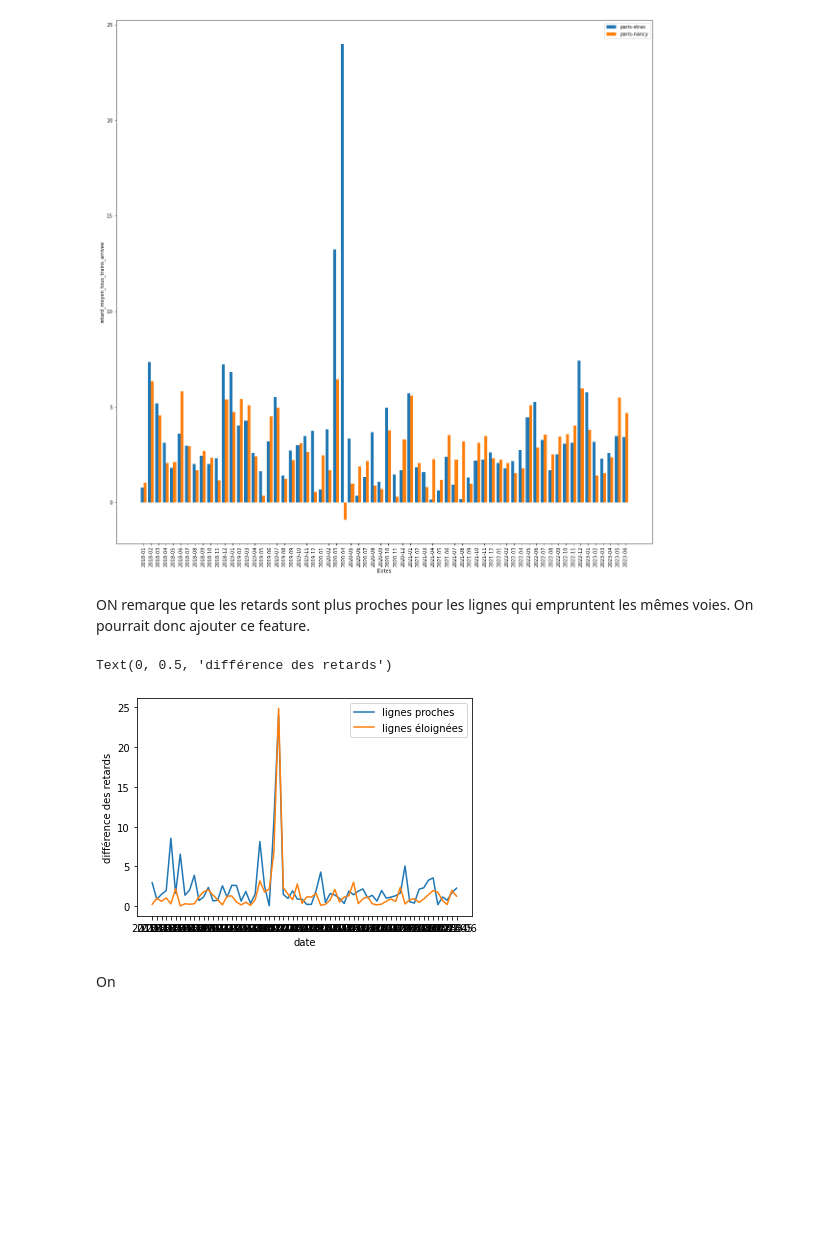
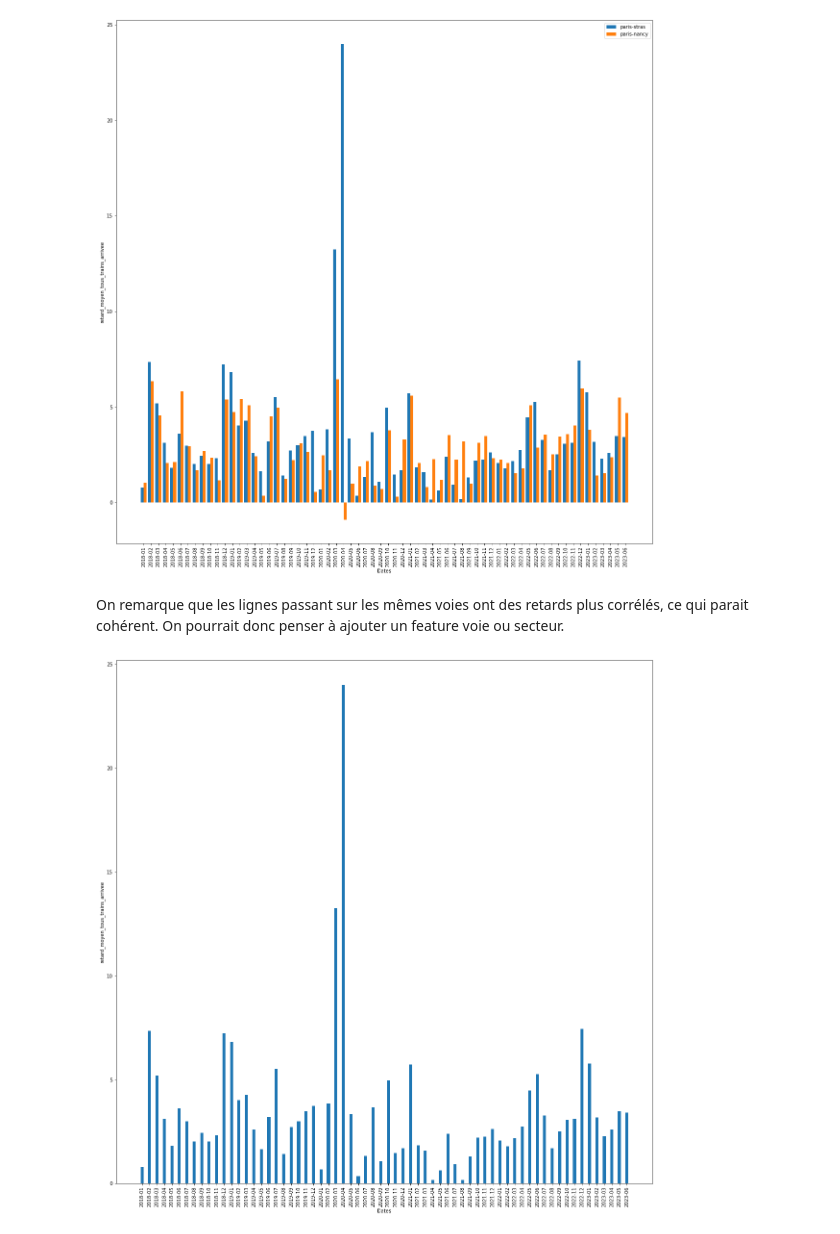
Before and after one commit to AxelV-hub/machine-learning-sncf-delay-estimation, a Jupyter notebook: Arno/tests_donnée.ipynb, the cells around one changed output. Saved outputs shown, nothing was run; the diff lists cells and outputs as text; code cells hidden in the pictures; blank space fills up the shorter version.

```diff
--- a/Arno/tests_donnée.ipynb
+++ b/Arno/tests_donnée.ipynb
@@ -131,35 +131,18 @@ plt.show()
 [figure]
 [figure]
 # %% [markdown]
-ON remarque que les retards sont plus proches pour les lignes qui empruntent les mêmes voies. On pourrait donc ajouter ce feature.
+On remarque que les lignes passant sur les mêmes voies ont des retards plus corrélés, ce qui parait cohérent. On pourrait donc penser à ajouter un feature voie ou secteur.
-# %%
-#Déterminons la proximité des retards entre deux lignes proches et deux lignes éloignées.
-#Il faut normaliser les données pour que ce soit comparable, à faire demain.
-
-dates = df['date']
-
-diff_ps_pd = []
-
-for date in dates :
-    ret1 = paris_stras[(paris_stras['date'] == date)]
-    ret2 = paris_dunk[(paris_dunk['date'] == date)]
-    diff_ps_pd.append(np.abs(ret1['retard_moyen_tous_trains_arrivee'].iloc[0] - ret2['retard_moyen_tous_trains_arrivee'].iloc[0]))
-
-diff_ps_pn = []
-
-for date in dates :
-    ret1 = paris_stras[(paris_stras['date'] == date)]
-    ret2 = paris_nancy[(paris_nancy['date'] == date)]
-    diff_ps_pn.append(np.abs(ret1['retard_moyen_tous_trains_arrivee'].iloc[0] - ret2['retard_moyen_tous_trains_arrivee'].iloc[0]))
-
-plt.plot(dates,diff_ps_pd, label = 'lignes proches')
-plt.plot(dates,diff_ps_pn, label = 'lignes éloignées')
-
-plt.legend()
-plt.xlabel('date')
-plt.ylabel('différence des retards')
-# %% [output]
-Text(0, 0.5, 'différence des retards')
-[figure, removed]
-# %% [markdown]
-On
+# %%
+#On peut voir s'il y a une saisonalité des retards également, par exemple pendant les mois d'hiver ou d'été, il pourrait y avoir plus de retards.
+
+plt.figure(figsize=(20, 20))
+
+plt.bar(paris_stras['date'], paris_stras['retard_moyen_tous_trains_arrivee'], width=largeur_barre, label='paris-stras', align='center')
+
+plt.xlabel('Dates')
+plt.ylabel('retard_moyen_tous_trains_arrivee')
+plt.xticks(paris_stras['date'].unique(),  rotation='vertical')
+
+plt.show()
+# %% [output]
+[figure, added]
```
Also changed, not shown: parts of 12 cells of this notebook.
